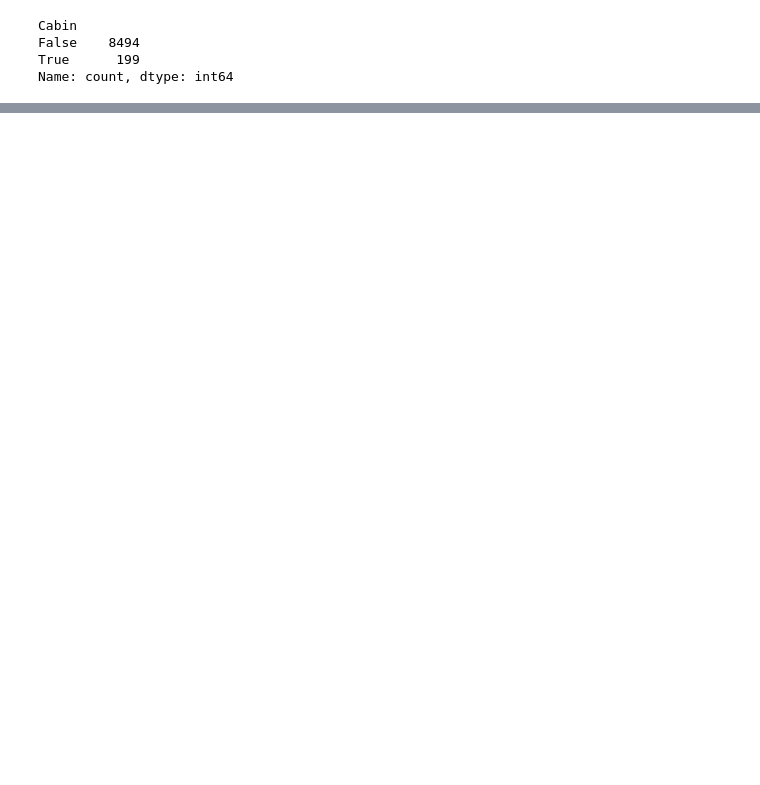
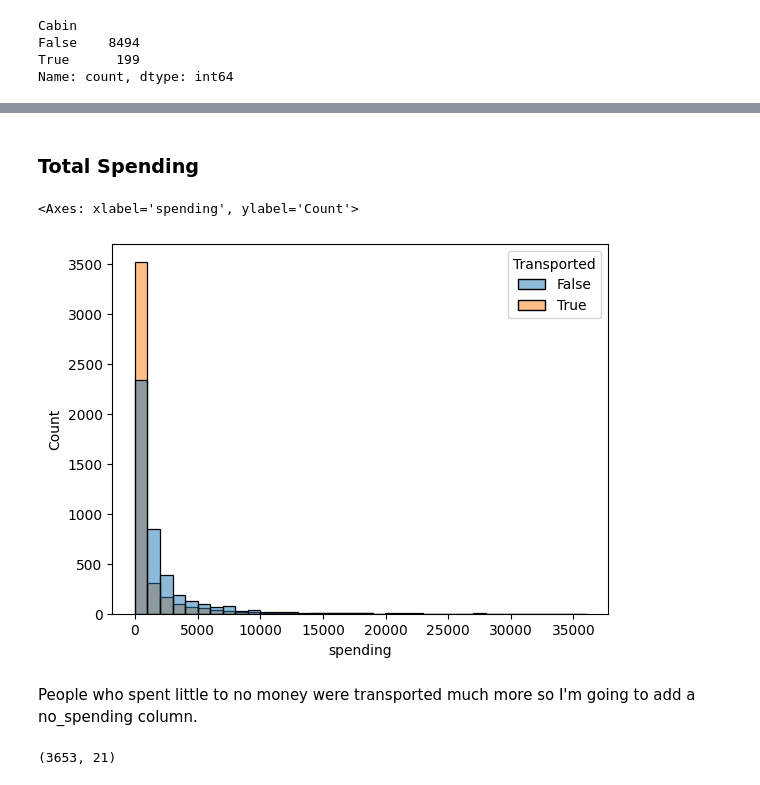
Before and after one commit to Charlie-Rous/data-science-2024F, a Jupyter notebook: unit-4-machine-learning/spaceship-titanic-competition/notebooks/feature-engineering.ipynb, the cells around one changed output, grey strips where cells are left out. Drawn from its saved outputs; the diff is of its cells as text; code cells hidden in the pictures; blank space fills up the shorter version.

Commit message:
Spending

```diff
--- a/unit-4-machine-learning/spaceship-titanic-competition/notebooks/feature-engineering.ipynb
+++ b/unit-4-machine-learning/spaceship-titanic-competition/notebooks/feature-engineering.ipynb
@@ -98,3 +104,21 @@ train.head()
 | 2 | 0003_01 | Europa | False | A/0/S | TRAPPIST-1e | 58.0 | True | 43.0 | 3576.0 | ... |
 | 3 | 0003_02 | Europa | False | A/0/S | TRAPPIST-1e | 33.0 | False | 0.0 | 1283.0 | ... |
 | 4 | 0004_01 | Earth | False | F/1/S | TRAPPIST-1e | 16.0 | False | 303.0 | 70.0 | ... |
+# %% [markdown]
+### Total Spending
+# %%
+spending_cols = ['RoomService', 'FoodCourt', 'ShoppingMall', 'Spa', 'VRDeck']
+
+train['spending'] = train[spending_cols].sum(axis=1)
+test['spending'] = test[spending_cols].sum(axis=1)
+# %%
+sns.histplot(data=train, x='spending', hue='Transported', binwidth=1000)
+# %% [output]
+<Axes: xlabel='spending', ylabel='Count'>
+[figure, added]
+# %% [markdown]
+People who spent little to no money were transported much more so I'm going to add a no_spending column.
+# %%
+train[train['spending'] == 0].shape
+# %% [output]
+(3653, 21)
```
Also changed, not shown: parts of 4 cells of this notebook.
